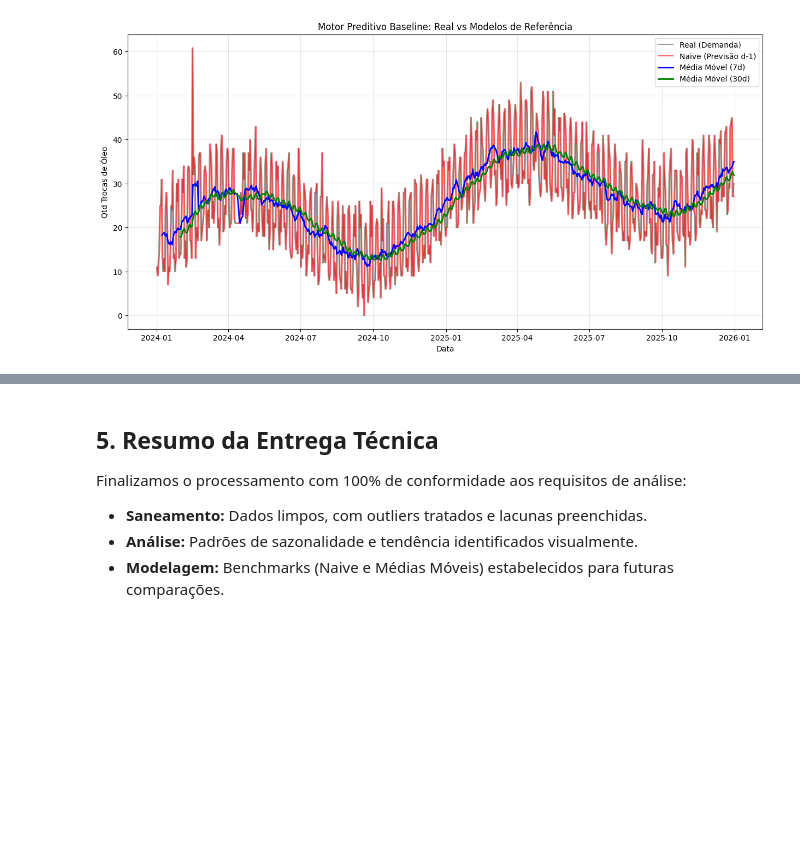
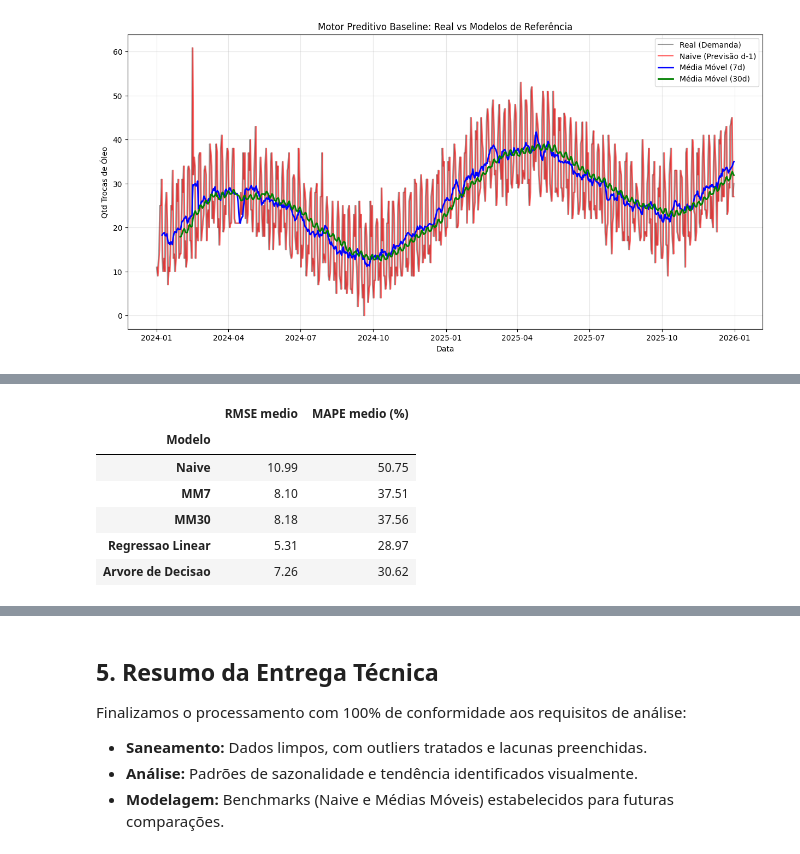
Before and after one commit to Henrique-Estrela/mecaniQA-joao-pessoa, a Jupyter notebook: mecaniqa_joao_pessoa.ipynb, the cells around one changed output, grey strips where cells are left out. Drawn from its saved outputs; the diff is of its cells as text; code cells hidden in the pictures; blank space fills up the shorter version.

Commit message:
Regressão e Otimização de Hiperparâmetros para Previsão de Trocas de Óleo

```diff
--- a/mecaniqa_joao_pessoa.ipynb
+++ b/mecaniqa_joao_pessoa.ipynb
@@ -485,0 +489,40 @@ plt.show()
+# %%
+from sklearn.linear_model import LinearRegression
+from sklearn.tree import DecisionTreeRegressor
+
+colunas_features = [
+    'Trocas_Oleo_Lag_1', 'Trocas_Oleo_Lag_7', 'Trocas_Oleo_Lag_30',
+    'Trocas_Oleo_Rolling_Mean_7', 'Trocas_Oleo_Rolling_Mean_30',
+]
+X = dados_com_features[colunas_features]
+y = dados_com_features['Trocas_Oleo']
+tscv_regressao = TimeSeriesSplit(n_splits=5)
+resultados_regressao = []
+previsoes_cv = {}
+for nome, classe_modelo in [('Regressao Linear', LinearRegression), ('Arvore de Decisao', DecisionTreeRegressor)]:
+    metricas_folds = []
+    previsoes_cv[nome] = []
+    for train_index, test_index in tscv_regressao.split(X):
+        X_treino, X_teste = X.iloc[train_index], X.iloc[test_index]
+        y_treino, y_teste = y.iloc[train_index], y.iloc[test_index]
+        modelo = classe_modelo()
+        modelo.fit(X_treino, y_treino)
+        y_pred = pd.Series(modelo.predict(X_teste), index=y_teste.index)
+        _, rmse, mape = metricas_erro(y_teste, y_pred)
+        metricas_folds.append({'RMSE': rmse, 'MAPE (%)': mape})
+        previsoes_cv[nome].append((y_teste, y_pred))
+    media = pd.DataFrame(metricas_folds).mean()
+    resultados_regressao.append({'Modelo': nome, 'RMSE medio': media['RMSE'], 'MAPE medio (%)': media['MAPE (%)']})
+comparacao_erros = pd.DataFrame([
+    {'Modelo': nome, 'RMSE medio': avg_rmses_to[nome], 'MAPE medio (%)': avg_mapes_to[nome]}
+    for nome in ['Naive', 'MM7', 'MM30']
+] + resultados_regressao).set_index('Modelo')
+display(comparacao_erros.round(2))
+# %% [output]
+|  | RMSE medio | MAPE medio (%) |
+| Modelo |  |  |
+| Naive | 10.99 | 50.75 |
+| MM7 | 8.10 | 37.51 |
+| MM30 | 8.18 | 37.56 |
+| Regressao Linear | 5.31 | 28.97 |
+| Arvore de Decisao | 7.26 | 30.62 |
```
Also changed, not shown: parts of 4 cells of this notebook.
